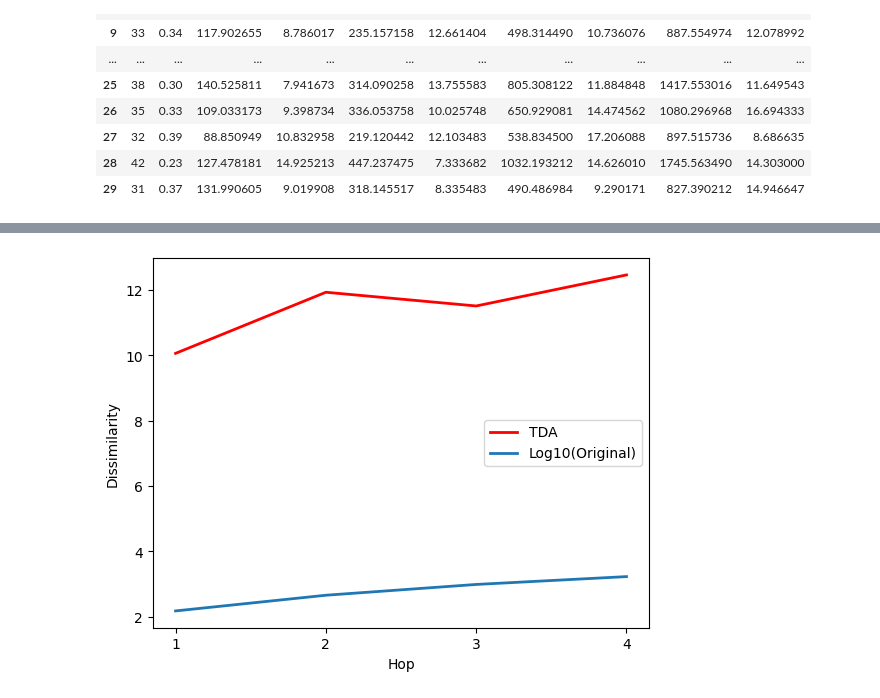
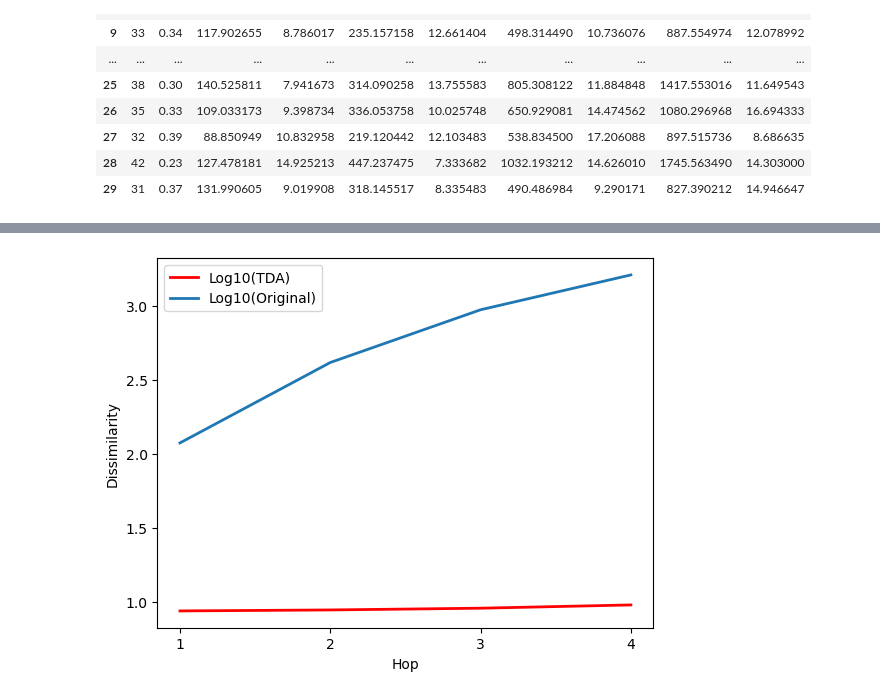
Before and after one commit to benjaminnNgo/TDASimilarityProof, a Jupyter notebook: TDAProofHopV2.ipynb, the cells around one changed output, grey strips where cells are left out. Drawn from its saved outputs; the diff is of its cells as text; code cells hidden in the pictures.

```diff
--- a/TDAProofHopV2.ipynb
+++ b/TDAProofHopV2.ipynb
@@ -169,7 +219,7 @@ df
 | 29 | 31 | 0.37 | 131.990605 | 9.019908 | 318.145517 | 8.335483 | 490.486984 | 9.290171 | 827.390212 | 14.946647 |
 # %%
 
-df_read = pd.read_csv('30_sample_graphs-ER.csv',index_col=False)
+df_read = pd.read_csv('ER.csv',index_col=False)
 df_read.drop(columns=['Unnamed: 0'])
 # %% [output]
 |  | n | p | Original_1 | TDA_1 | Original_2 | TDA_2 | Original_3 | TDA_3 | Original_4 | TDA_4 |
@@ -192,15 +238,34 @@ df_read.drop(columns=['Unnamed: 0'])
 # %%
 original_average =[]
 TDA_avaerage = []
+std_original = []
+std_TDA = []
+median_TDA = []
+median_original =[]
+median_TDA_log = []
+median_original_log = []
+
 for i in range(4):
     original_text = "Original_" + str(i+1)
     TDA_text = "TDA_" + str(i+1)
     original_list = df_read[original_text].tolist()
     tda_list = df_read[TDA_text].tolist()
+
+    std_original.append(round(statistics.stdev(original_list),2))
+    std_TDA.append(round(statistics.stdev(tda_list),2))
+
+    median_original.append(round(statistics.median(original_list),4))
+    median_TDA.append(round(statistics.median(tda_list),4))
+
+    median_original_log.append(round(math.log10(statistics.median(original_list)),4))
+    median_TDA_log.append(round(math.log10(statistics.median(tda_list)),4))
     original_sum = 0
     tda_sum = 0
     for j in range(len(original_list)):
         original_sum = original_sum + original_list[j]
         tda_sum = tda_sum + tda_list[j]
-    original_average.append(round(math.log10(original_sum/len(original_list)),2))
-    TDA_avaerage.append(round(tda_sum/len(tda_list),2))
+#     original_average.append(round(math.log10(original_sum/len(original_list)),4))
+#     TDA_avaerage.append(round(math.log10(tda_sum/len(tda_list)),4))
+    original_average.append(round(original_sum/len(original_list),4))
+    TDA_avaerage.append(round(tda_sum/len(tda_list),4))
+#     TDA_avaerage.append(round(tda_sum/len(tda_list),2))
@@ -237,10 +338,11 @@ plt.show()
 # %%
-plt.plot(hop, TDA_avaerage,linewidth=2, markersize=12,color='red',label ="TDA")
-plt.plot(hop, original_average,linewidth=2, markersize=12, label="Log10(Original)")
+hop = ['1','2','3','4']
+plt.plot(hop, median_TDA_log,linewidth=2, markersize=12,color='red',label ="Log10(TDA)")
+plt.plot(hop, median_original_log,linewidth=2, markersize=12, label="Log10(Original)")
 plt.xlabel('Hop')
 plt.ylabel('Dissimilarity')
 plt.legend()
 plt.savefig("TDA-Original-ER.jpg")
 plt.show()
 # %% [output]
-[figure, old version]
+[figure, new version]
```
Also changed, not shown: parts of 26 cells of this notebook, 7 other files.
